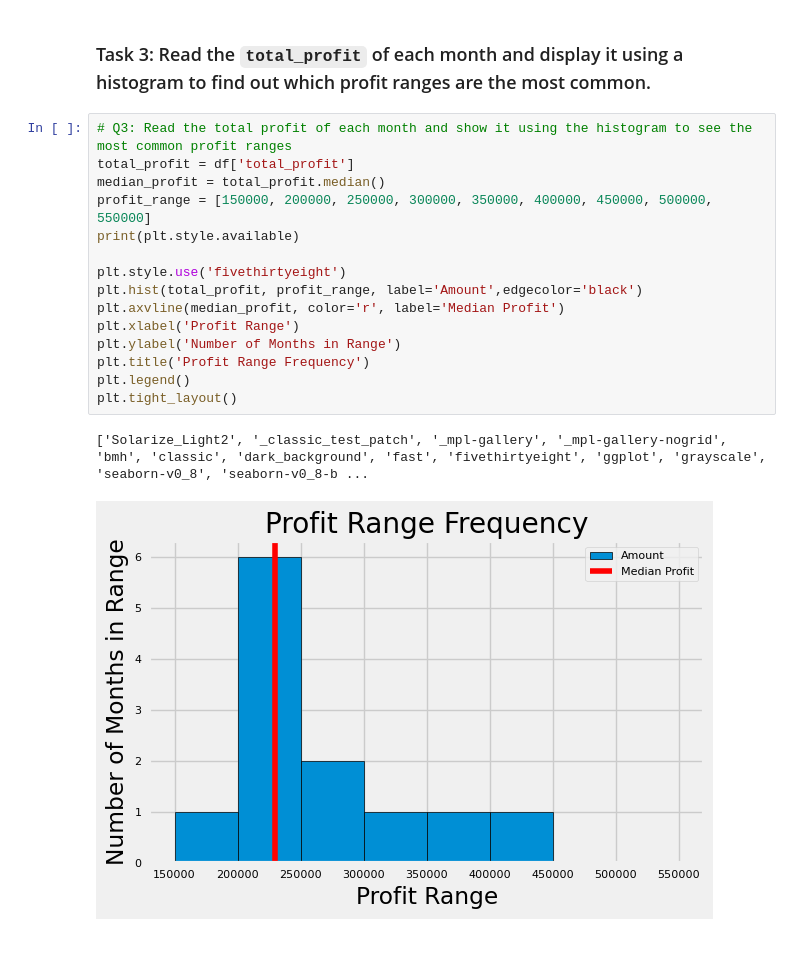
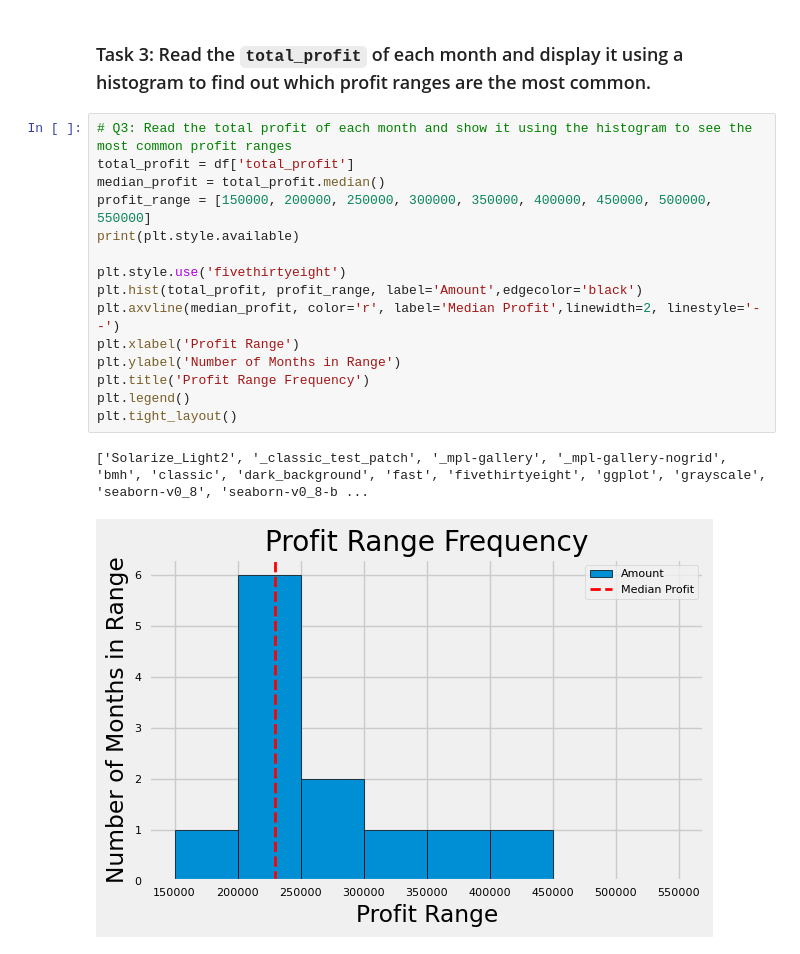
Before and after one commit to Hounder23/lighthouse-data-notes, a Jupyter notebook: Week_4/dataviz_exercises-master/matplotlib_exercise.ipynb, the cells around one changed output. Cells and saved outputs as stored; diff of their text form.

```diff
--- a/Week_4/dataviz_exercises-master/matplotlib_exercise.ipynb
+++ b/Week_4/dataviz_exercises-master/matplotlib_exercise.ipynb
@@ -63,18 +63,18 @@ plt.tight_layout()
 # %%
 # Q3: Read the total profit of each month and show it using the histogram to see the most common profit ranges
 total_profit = df['total_profit']
 median_profit = total_profit.median()
 profit_range = [150000, 200000, 250000, 300000, 350000, 400000, 450000, 500000, 550000]
 print(plt.style.available)
 
 plt.style.use('fivethirtyeight')
 plt.hist(total_profit, profit_range, label='Amount',edgecolor='black')
-plt.axvline(median_profit, color='r', label='Median Profit')
+plt.axvline(median_profit, color='r', label='Median Profit',linewidth=2, linestyle='--')
 plt.xlabel('Profit Range')
 plt.ylabel('Number of Months in Range')
 plt.title('Profit Range Frequency')
 plt.legend()
 plt.tight_layout()
 # %% [output]
 ['Solarize_Light2', '_classic_test_patch', '_mpl-gallery', '_mpl-gallery-nogrid', 'bmh', 'classic', 'dark_background', 'fast', 'fivethirtyeight', 'ggplot', 'grayscale', 'seaborn-v0_8', 'seaborn-v0_8-b ...
-[figure, old version]
+[figure, new version]
```
